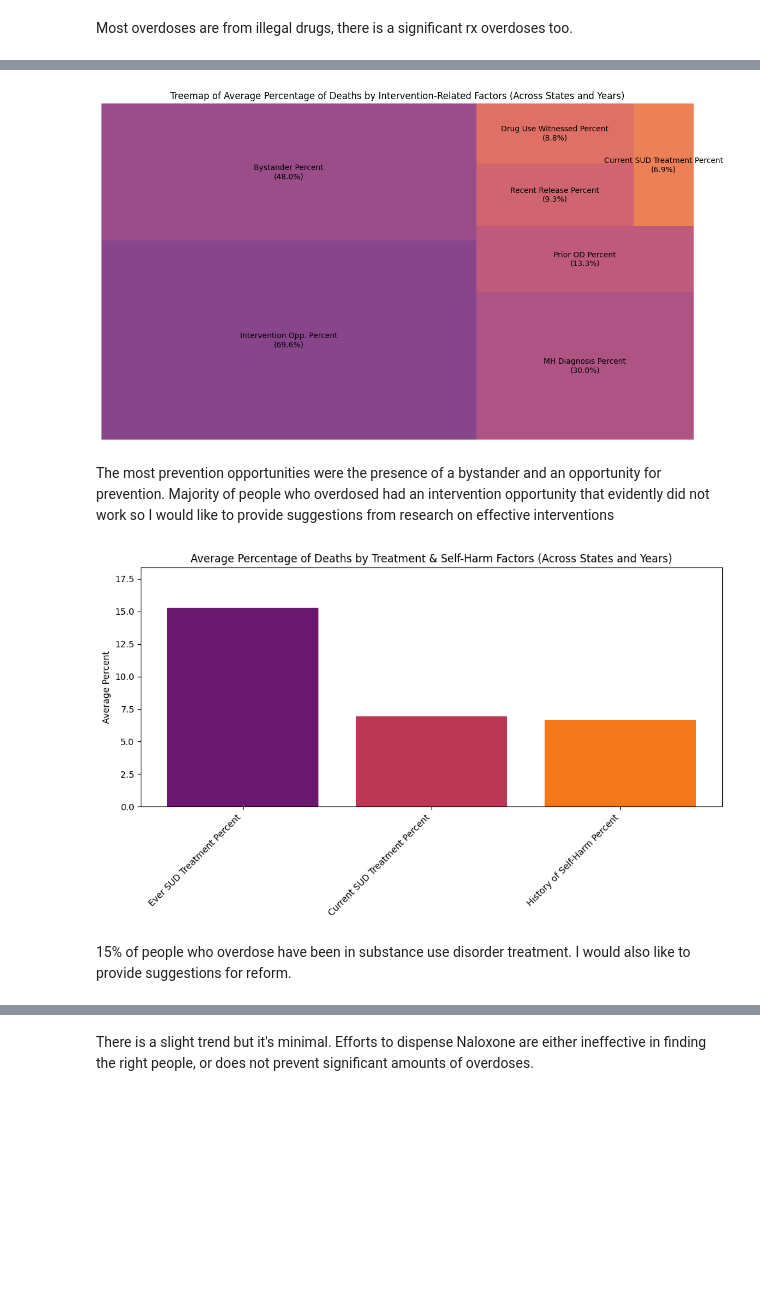
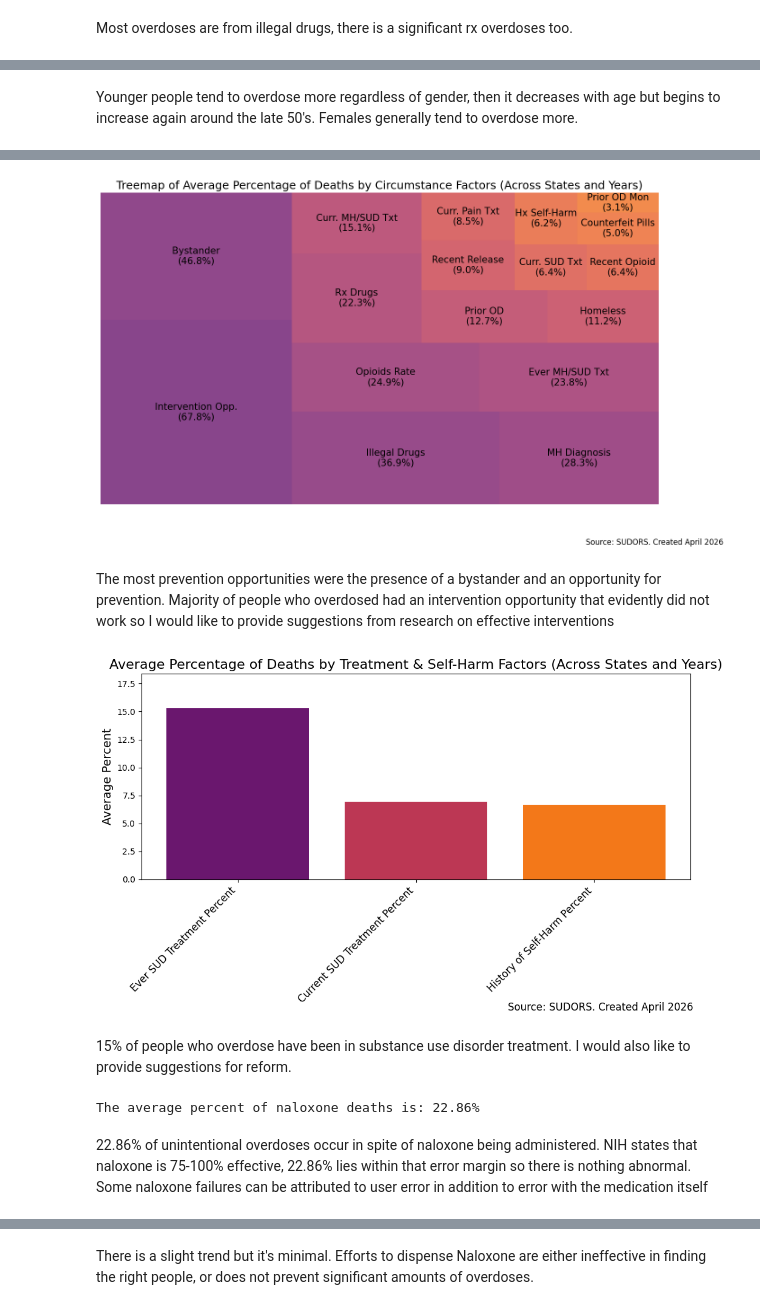
Before and after one commit to kailynforsythe/Opioid-Crisis, a Jupyter notebook: EDA/notebooks/Capstone Project EDA.ipynb, the cells around one changed output, grey strips where cells are left out. Cells and saved outputs as stored; diff of their text form; code cells hidden in the pictures; blank space fills up the shorter version.

```diff
--- a/EDA/notebooks/Capstone Project EDA.ipynb
+++ b/EDA/notebooks/Capstone Project EDA.ipynb
@@ -266,29 +238,38 @@ Most overdoses are from illegal drugs, there is a significant rx overdoses too.
+# %% [markdown]
+Younger people tend to overdose more regardless of gender, then it decreases with age but begins to increase again around the late 50's. Females generally tend to overdose more.
 # %%
-!pip install squarify
-import squarify # Import squarify for treemap visualization
+circumstance_columns = [col for col in circumstance.columns if col != 'Jurisdiction']
 
-intervention_columns = [
-    'intervopp_percent',
-    'curr_SUDtrt_percent',
-    'drugusewitnessed_percent',
-    'mhdiag_percent',
-    'bystander_percent',
-    'priorod_percent',
-    'recentrelease_percent'
-]
+average_circumstance_percents = circumstance[circumstance_columns].mean()
 
-average_intervention_percents = sudors[intervention_columns].mean()
+column_label_map = {
+    'opioids_rate': 'Opioids Rate',
+    'rx_drugs_percent': 'Rx Drugs',
+    'illegal_drugs_percent': 'Illegal Drugs',
+    'counterfeit_pills_percent': 'Counterfeit Pills',
+    'homeless_percent': 'Homeless',
+    'curr_paintrt_percent': 'Curr. Pain Txt',
+    'ever_MHSUDtrt_percent': 'Ever MH/SUD Txt',
+    'curr_MHSUDtrt_percent': 'Curr. MH/SUD Txt',
+    'hx_selfharm_percent': 'Hx Self-Harm',
+    'recentopioid_percent': 'Recent Opioid',
+    'priorod_mon_percent': 'Prior OD Mon',
+    'intervopp_percent': 'Intervention Opp.',
+    'curr_SUDtrt_percent': 'Curr. SUD Txt',
+    'drugusewitnessed_percent': 'Drug Use Witnessed',
+    'mhdiag_percent': 'MH Diagnosis',
+    'bystander_percent': 'Bystander',
+    'priorod_percent': 'Prior OD',
+    'recentrelease_percent': 'Recent Release',
+    'ever_SUDtrt_percent': 'Ever SUD Txt',
+    'naloxone_percent': 'Naloxone',
+    'cocaine_percent': 'Cocaine',
+    'meth_percent': 'Meth',
+    'heroin_percent': 'Heroin'
+}
 
-labels = [
-    'Intervention Opp. Percent',
-    'Current SUD Treatment Percent',
-    'Drug Use Witnessed Percent',
-    'MH Diagnosis Percent',
-    'Bystander Percent',
-    'Prior OD Percent',
-    'Recent Release Percent'
-]
-values = average_intervention_percents.values
+labels = [column_label_map.get(col, col.replace('_', ' ').title()) for col in circumstance_columns]
+values = average_circumstance_percents.values
 
 # Sort values and labels to get a more organized treemap
 sorted_indices = np.argsort(values)[::-1]
@@ -298,10 +279,11 @@ labels = [labels[i] for i in sorted_indices]
 # Get colors from the 'inferno' colormap
 colors = [cm.inferno(0.3 + 0.4 * (i / len(labels))) for i in range(len(labels))]
 
-plt.figure(figsize=(14, 8))
-squarify.plot(sizes=values, label=[f'{l}\n({v:.1f}%)' for l, v in zip(labels, values)], color=colors, alpha=.8)
-plt.title('Treemap of Average Percentage of Deaths by Intervention-Related Factors (Across States and Years)')
+plt.figure(figsize=(16, 9)) # Increased figure size for more space
+squarify.plot(sizes=values, label=[f'{l}\n({v:.1f}%)' for l, v in zip(labels, values)], color=colors, alpha=.8, text_kwargs={'fontsize': 15}) # Increased font size for labels
+plt.title('Treemap of Average Percentage of Deaths by Circumstance Factors (Across States and Years)', fontsize=18)
+plt.figtext(0.99, 0.01, "Source: SUDORS. Created April 2026", ha="right", fontsize=12)
 plt.axis('off') # Hide axes for a cleaner treemap
-plt.savefig("Treemap of Average Percentage of Deaths by Intervention-Related Factors.png", bbox_inches="tight")
+plt.savefig("Treemap of Average Percentage of Deaths by Circumstance Factors.png", bbox_inches="tight")
 plt.show()
 # %% [output]
@@ -309,4 +290,4 @@ Requirement already satisfied: squarify in /usr/local/lib/python3.12/dist-packag
-[figure, old version]
+[figure, new version]
 # %% [markdown]
 The most prevention opportunities were the presence of a bystander and an opportunity for prevention. Majority of people who overdosed had an intervention opportunity that evidently did not work so I would like to provide suggestions from research on effective interventions
 # %%
@@ -330,15 +311,23 @@ colors = cm.inferno(np.linspace(0.3, 0.7, len(labels)))
 
 plt.figure(figsize=(10, 6))
 plt.bar(labels, values, color=colors)
-plt.ylabel('Average Percent')
-plt.title('Average Percentage of Deaths by Treatment & Self-Harm Factors (Across States and Years)')
-plt.xticks(rotation=45, ha='right')
+plt.ylabel('Average Percent', fontsize=14)
+plt.title('Average Percentage of Deaths by Treatment & Self-Harm Factors (Across States and Years)', fontsize=16)
+plt.figtext(0.99, 0.01, "Source: SUDORS. Created April 2026", ha="right", fontsize=12)
+plt.xticks(rotation=45, ha='right', fontsize=12)
 plt.ylim(0, max(values) * 1.2)
 plt.tight_layout()
 plt.savefig("Average Percentage of Deaths by Treatment & Self-Harm Factors.png", bbox_inches="tight")
 plt.show()
 # %% [output]
-[figure, old version]
+[figure, new version]
 # %% [markdown]
 15% of people who overdose have been in substance use disorder treatment. I would also like to provide suggestions for reform.
+# %%
+average_naloxone_percent = sudors['naloxone_percent'].mean()
+print(f"The average percent of naloxone deaths is: {average_naloxone_percent:.2f}%")
+# %% [output]
+The average percent of naloxone deaths is: 22.86%
+# %% [markdown]
+22.86% of unintentional overdoses occur in spite of naloxone being administered. NIH states that naloxone is 75-100% effective, 22.86% lies within that error margin so there is nothing abnormal. Some naloxone failures can be attributed to user error in addition to error with the medication itself
 # %%
```
Also changed, not shown: parts of 13 cells of this notebook.
